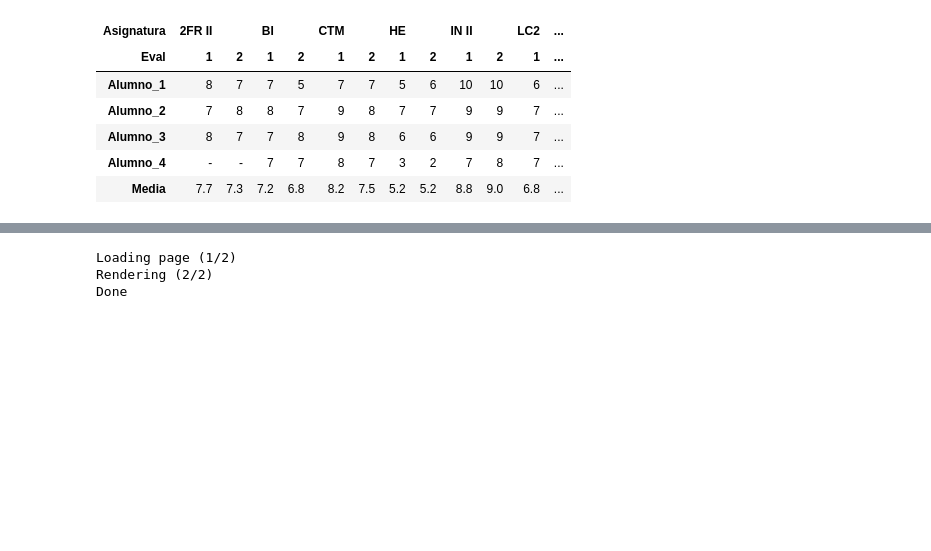
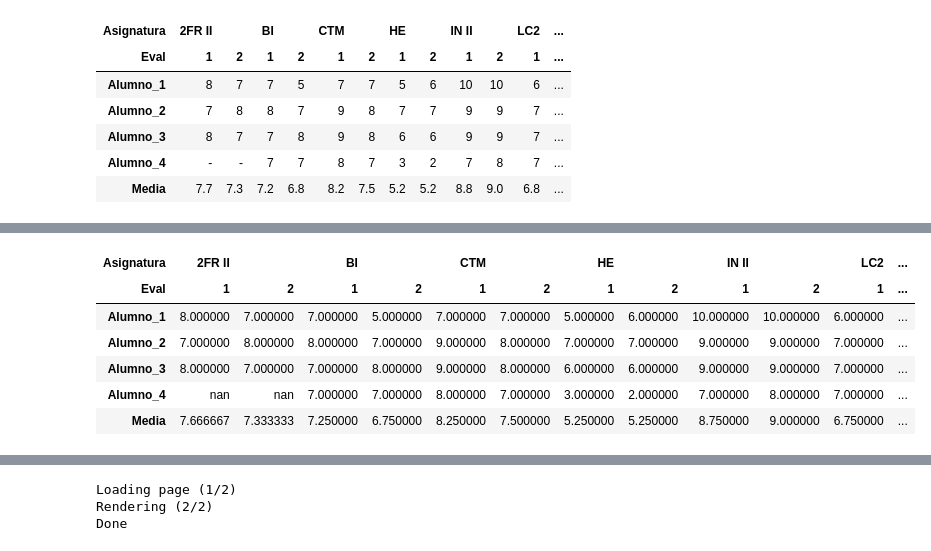
Before and after one commit to crdguez/mat4ac, a Jupyter notebook: notebooks/est_evaluacion_2021.ipynb, the cells around one changed output, grey strips where cells are left out. Saved outputs shown, nothing was run; the diff lists cells and outputs as text; code cells hidden in the pictures; blank space fills up the shorter version.

```diff
--- a/notebooks/est_evaluacion_2021.ipynb
+++ b/notebooks/est_evaluacion_2021.ipynb
@@ -171,7 +197,9 @@ df1 = df.set_index(['Alumno','Asignatura','Eval']).Nota.astype(int).unstack('Asi
 
 #df2 = df[df.Eval == ultima_evaluacion].groupby('Alumno')[['Nota']].mean().round(1).rename(columns={'Nota': ('Nota',''+str(ultima_evaluacion)+'ev',str(ultima_evaluacion))})
 
-df2 = df[df.Eval == ultima_evaluacion].groupby('Alumno')[['Nota']].mean().rename(columns={'Nota': ('Nota',''+str(ultima_evaluacion)+'',str(ultima_evaluacion))})
+#df2 = df[df.Eval == ultima_evaluacion].groupby('Alumno')[['Nota']].mean().rename(columns={'Nota': ('Nota',''+str(ultima_evaluacion)+'',str(ultima_evaluacion))})
+
+df2=actilla_final[actilla_final.Eval == ultima_evaluacion].groupby(['Alumno','Eval'])[['Nota']].mean().unstack('Eval').rename(columns={'Nota':'NM'})
 
 df3 = df.groupby(['Asignatura','Eval'])[['Nota']].mean()
 
@@ -196,7 +224,21 @@ df5.iloc[-1:,-1:]=df6.sum()[0]
 
 #df5.style.set_precision(0).format("{:.0f}").format("{:.1f}",subset=(df5.index,df5.columns[-1:])).format("{:.1f}",subset=(df5.index[-1:],df5.columns)).applymap(color_negative_red).highlight_null("white").set_na_rep('-')
 
-df5.style.set_precision(0).format("{:.1f}",subset=(df5.index,df5.columns[-1:])).format("{:.1f}",subset=(df5.index[-1:],df5.columns)).applymap(color_negative_red).highlight_null("white").set_na_rep('-')
+df5.style.set_precision(0) \
+    .format("{:.1f}",subset=(df5.index[-1:],df5.columns[:-1])) \
+    .format("{:.1f}",subset=(df5.index,df5.columns[-2:-1])) \
+    .format("{:.0f}",subset=(df5.index,df5.columns[-1:0])) \
+    .applymap(color_negative_red).highlight_null("white") \
+    .applymap(color_media, subset=(df5.index[-1:],df5.columns)) \
+    .applymap(color_media, subset=(df5.index,['NM'])) \
+    .applymap(color_suspensos, subset=(df5.index,['MNS'])) \
+    .applymap(bajar_tamaño, subset=(df5.index,df5.columns[df5.columns.get_level_values(1) != ultima_evaluacion])) \
+    .set_table_styles([{'selector': 'td','props': [('border', '1px solid black'),('text-align', 'center')]}, \
+                       {'selector': 'tr','props': [('border', '1px solid black')]}, \
+                       {'selector': 'th','props': [('text-align', 'center')]}
+                      ] \
+                     ) \
+    .set_na_rep('-')
 # %% [output]
 | Asignatura | 2FR II |  | BI |  | CTM |  | HE |  | IN II |  | LC2 | ... |
 | Eval | 1 | 2 | 1 | 2 | 1 | 2 | 1 | 2 | 1 | 2 | 1 | ... |
@@ -208 +260,16 @@ df5.style.set_precision(0).format("{:.1f}",subset=(df5.index,df5.columns[-1:])).
+# %%
+df5.style.set_table_styles([{'selector': 'td','props': [('border', '2px solid')]}, \
+                            {'selector': 'tr','props': [('border', '2px solid')]}, \
+                            {'selector': 'th','props': [('text-align', 'center')]}, \
+                            {'selector': 'td','props': [('font-size', 'smaller')]} \
+                           ], \
+                          )
+# %% [output]
+| Asignatura | 2FR II |  | BI |  | CTM |  | HE |  | IN II |  | LC2 | ... |
+| Eval | 1 | 2 | 1 | 2 | 1 | 2 | 1 | 2 | 1 | 2 | 1 | ... |
+| Alumno_1 | 8.000000 | 7.000000 | 7.000000 | 5.000000 | 7.000000 | 7.000000 | 5.000000 | 6.000000 | 10.000000 | 10.000000 | 6.000000 | ... |
+| Alumno_2 | 7.000000 | 8.000000 | 8.000000 | 7.000000 | 9.000000 | 8.000000 | 7.000000 | 7.000000 | 9.000000 | 9.000000 | 7.000000 | ... |
+| Alumno_3 | 8.000000 | 7.000000 | 7.000000 | 8.000000 | 9.000000 | 8.000000 | 6.000000 | 6.000000 | 9.000000 | 9.000000 | 7.000000 | ... |
+| Alumno_4 | nan | nan | 7.000000 | 7.000000 | 8.000000 | 7.000000 | 3.000000 | 2.000000 | 7.000000 | 8.000000 | 7.000000 | ... |
+| Media | 7.666667 | 7.333333 | 7.250000 | 6.750000 | 8.250000 | 7.500000 | 5.250000 | 5.250000 | 8.750000 | 9.000000 | 6.750000 | ... |
 # %%
```
Also changed, not shown: parts of 4 cells of this notebook.
